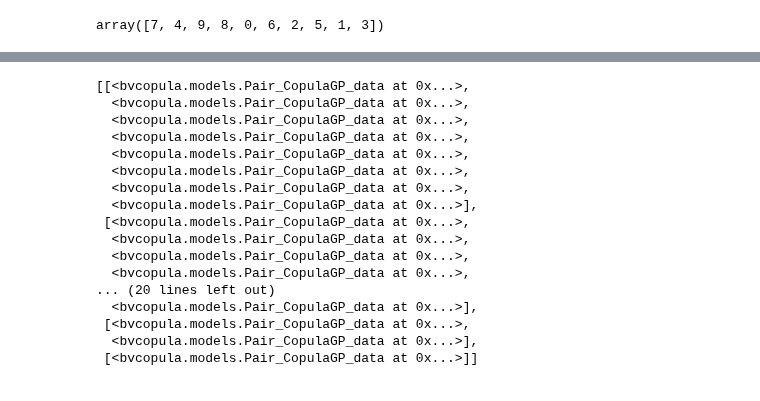
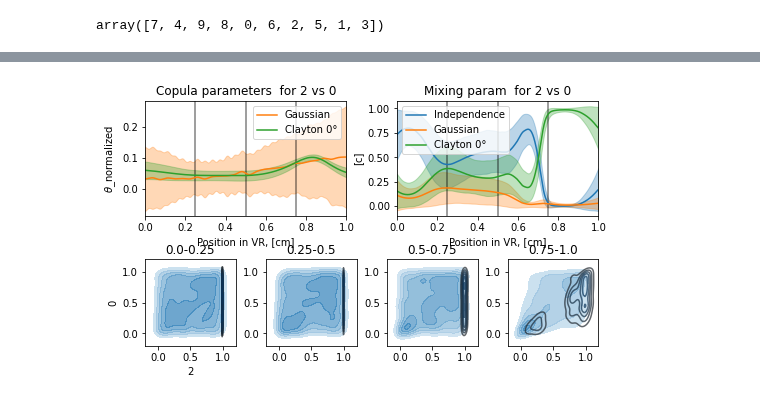
Before and after one commit to NinelK/CopulaGP, a Jupyter notebook: examples/shuttle/Shuttle.ipynb, the cells around one changed output, grey strips where cells are left out. Cells and saved outputs as stored; diff of their text form; code cells hidden in the pictures.

```diff
--- a/examples/shuttle/Shuttle.ipynb
+++ b/examples/shuttle/Shuttle.ipynb
@@ -142,24 +224,7 @@ HYgX(numbers[::10,0],numbers[::10,1:])
-# %%
-trained['models']
-    # # plot results
-# plot_res = '{}/res_{}.png'.format(path_output,name)
-# # print(X.shape,Y.shape,name_x,name_y,plot_res)
-# Plot_Fit(model,X,Y,name_x,name_y,plot_res,device=device)
-# %% [output]
-[[<bvcopula.models.Pair_CopulaGP_data at 0x...>,
-  <bvcopula.models.Pair_CopulaGP_data at 0x...>,
-  <bvcopula.models.Pair_CopulaGP_data at 0x...>,
-  <bvcopula.models.Pair_CopulaGP_data at 0x...>,
-  <bvcopula.models.Pair_CopulaGP_data at 0x...>,
-  <bvcopula.models.Pair_CopulaGP_data at 0x...>,
-  <bvcopula.models.Pair_CopulaGP_data at 0x...>,
-  <bvcopula.models.Pair_CopulaGP_data at 0x...>],
- [<bvcopula.models.Pair_CopulaGP_data at 0x...>,
-  <bvcopula.models.Pair_CopulaGP_data at 0x...>,
-  <bvcopula.models.Pair_CopulaGP_data at 0x...>,
-  <bvcopula.models.Pair_CopulaGP_data at 0x...>,
-... (20 lines left out)
-  <bvcopula.models.Pair_CopulaGP_data at 0x...>],
- [<bvcopula.models.Pair_CopulaGP_data at 0x...>,
-  <bvcopula.models.Pair_CopulaGP_data at 0x...>],
- [<bvcopula.models.Pair_CopulaGP_data at 0x...>]]
+# %%
+from utils import Plot_Fit
+
+Plot_Fit(trained['models'][0][1].model_init('cpu'), d['X'], d['Y'][:,[2,0]], '2', '0', torch.device('cpu'), order = None);
+# d['Y'].shape
+# %% [output]
+[figure, added]
```
Also changed, not shown: parts of 12 cells of this notebook, 25 other files.
